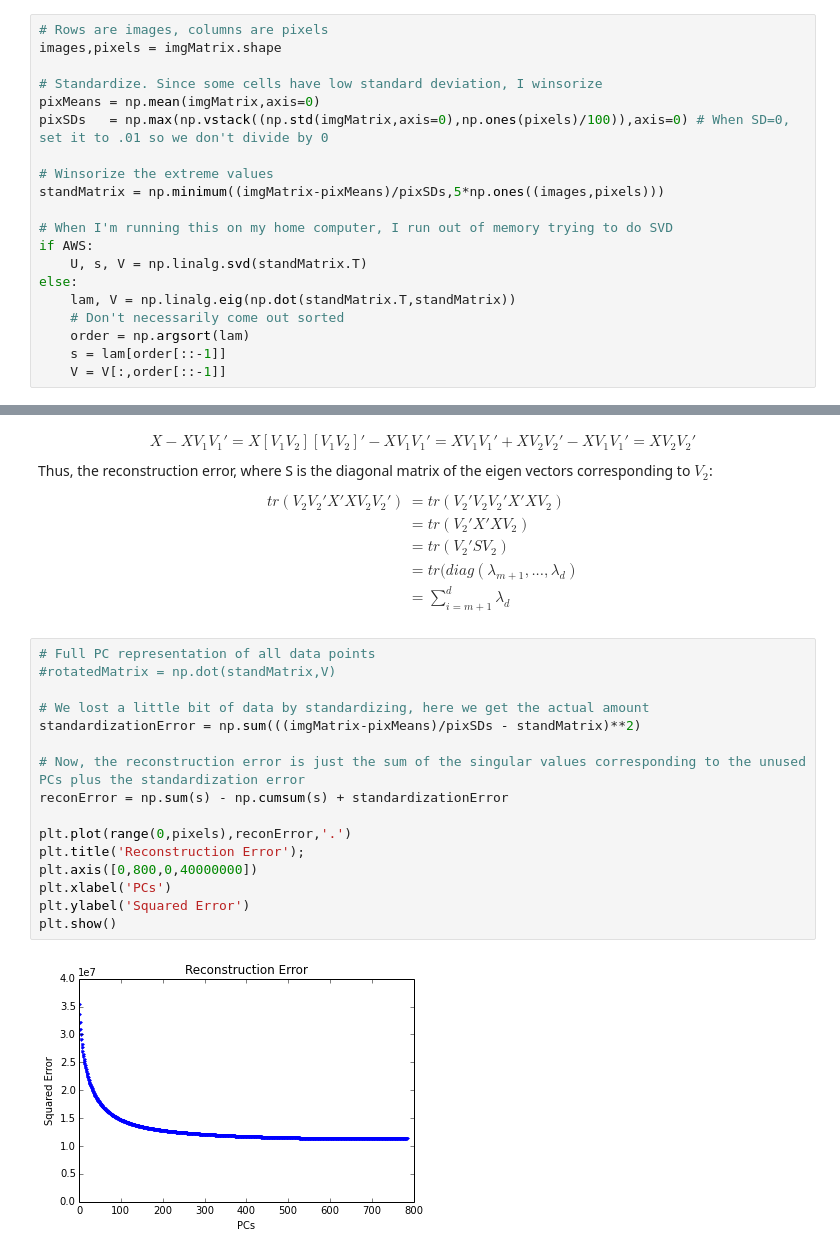
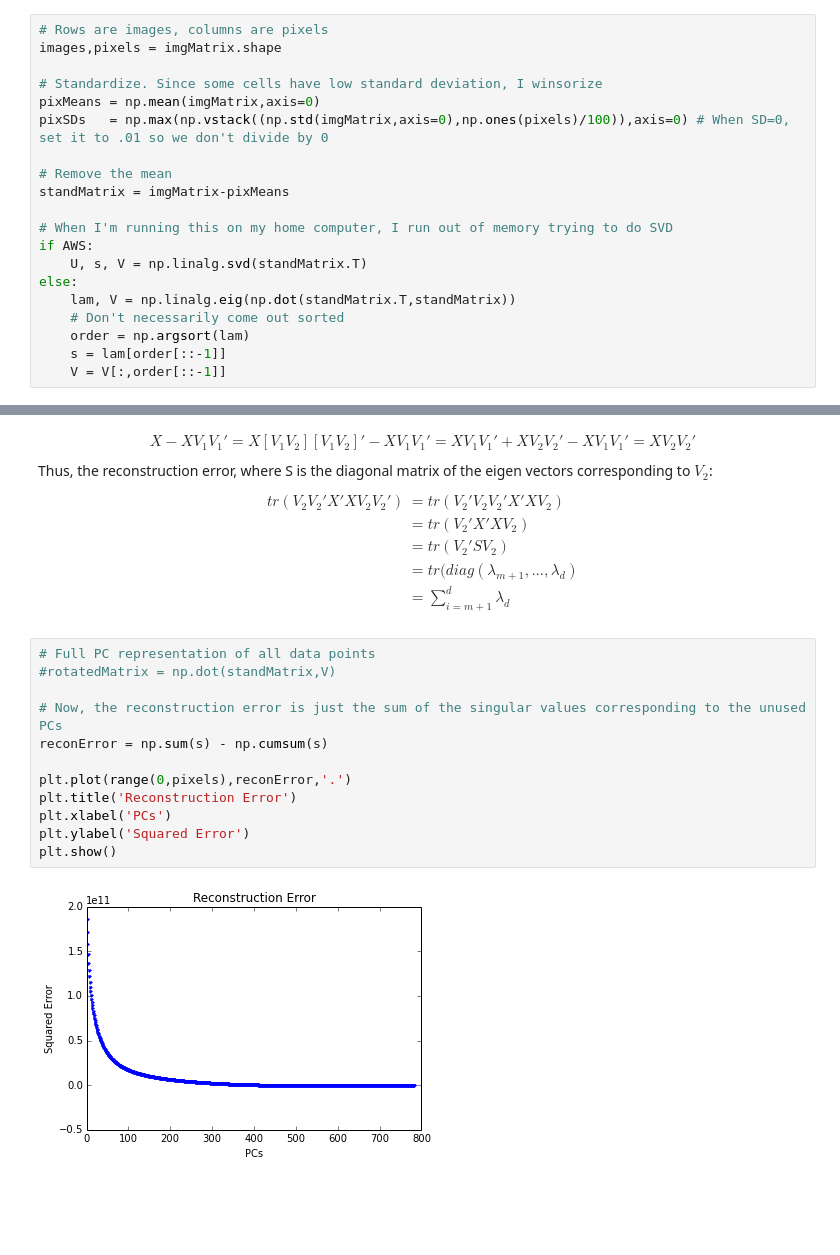
Before and after one commit to ajmaurer/Chicago-Course-Work, a Jupyter notebook: stat376/assn2_digits_pca.ipynb, the cells around one changed output, grey strips where cells are left out. Drawn from its saved outputs; the diff is of its cells as text; blank space fills up the shorter version.

```diff
--- a/stat376/assn2_digits_pca.ipynb
+++ b/stat376/assn2_digits_pca.ipynb
@@ -51,8 +51,8 @@ images,pixels = imgMatrix.shape
 pixMeans = np.mean(imgMatrix,axis=0)
 pixSDs   = np.max(np.vstack((np.std(imgMatrix,axis=0),np.ones(pixels)/100)),axis=0) # When SD=0, set it to .01 so we don't divide by 0
 
-# Winsorize the extreme values
-standMatrix = np.minimum((imgMatrix-pixMeans)/pixSDs,5*np.ones((images,pixels)))
+# Remove the mean
+standMatrix = imgMatrix-pixMeans
 
 # When I'm running this on my home computer, I run out of memory trying to do SVD
 if AWS:
@@ -150,18 +148,14 @@ tr(V_2V_2'X'XV_2V_2') &= tr(V_2'V_2V_2'X'XV_2) \\
 # %%
 # Full PC representation of all data points
 #rotatedMatrix = np.dot(standMatrix,V)
 
-# We lost a little bit of data by standardizing, here we get the actual amount
-standardizationError = np.sum(((imgMatrix-pixMeans)/pixSDs - standMatrix)**2)
-
-# Now, the reconstruction error is just the sum of the singular values corresponding to the unused PCs plus the standardization error
-reconError = np.sum(s) - np.cumsum(s) + standardizationError
+# Now, the reconstruction error is just the sum of the singular values corresponding to the unused PCs
+reconError = np.sum(s) - np.cumsum(s)
 
 plt.plot(range(0,pixels),reconError,'.')
-plt.title('Reconstruction Error');
-plt.axis([0,800,0,40000000])
+plt.title('Reconstruction Error')
 plt.xlabel('PCs')
 plt.ylabel('Squared Error')
 plt.show()
 # %% [output]
-[figure, old version]
+[figure, new version]
```
Also changed, not shown: parts of 5 cells of this notebook, 2 other files.
